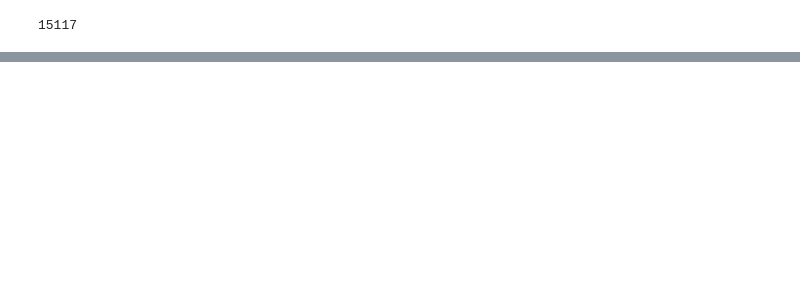
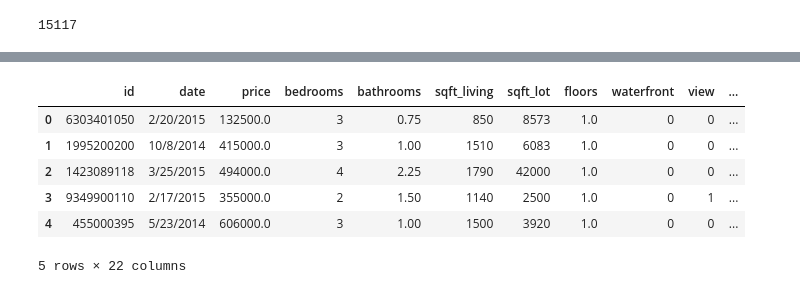
Before and after one commit to debajyoti94/House_price_prediction, a Jupyter notebook: notebooks/House_Pricing_EDA.ipynb, the cells around one changed output, grey strips where cells are left out. Drawn from its saved outputs; the diff is of its cells as text; code cells hidden in the pictures; blank space fills up the shorter version.

```diff
--- a/notebooks/House_Pricing_EDA.ipynb
+++ b/notebooks/House_Pricing_EDA.ipynb
@@ -220,0 +243,10 @@ with open('../input/raw_test_set.pickle', 'wb') as pickle_handle:
+# %%
+dataset.head()
+# %% [output]
+|  | id | date | price | bedrooms | bathrooms | sqft_living | sqft_lot | floors | waterfront | view | ... |
+| 0 | 6303401050 | 2/20/2015 | 132500.0 | 3 | 0.75 | 850 | 8573 | 1.0 | 0 | 0 | ... |
+| 1 | 1995200200 | 10/8/2014 | 415000.0 | 3 | 1.00 | 1510 | 6083 | 1.0 | 0 | 0 | ... |
+| 2 | 1423089118 | 3/25/2015 | 494000.0 | 4 | 2.25 | 1790 | 42000 | 1.0 | 0 | 0 | ... |
+| 3 | 9349900110 | 2/17/2015 | 355000.0 | 2 | 1.50 | 1140 | 2500 | 1.0 | 0 | 1 | ... |
+| 4 | 455000395 | 5/23/2014 | 606000.0 | 3 | 1.00 | 1500 | 3920 | 1.0 | 0 | 0 | ... |
+5 rows × 22 columns
```
Also changed, not shown: parts of 6 cells of this notebook.
